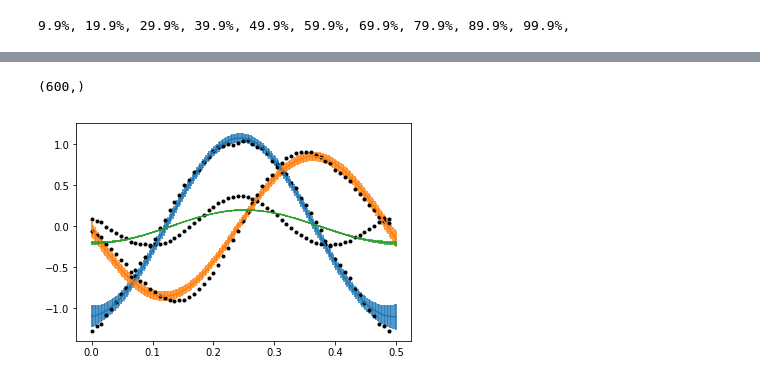
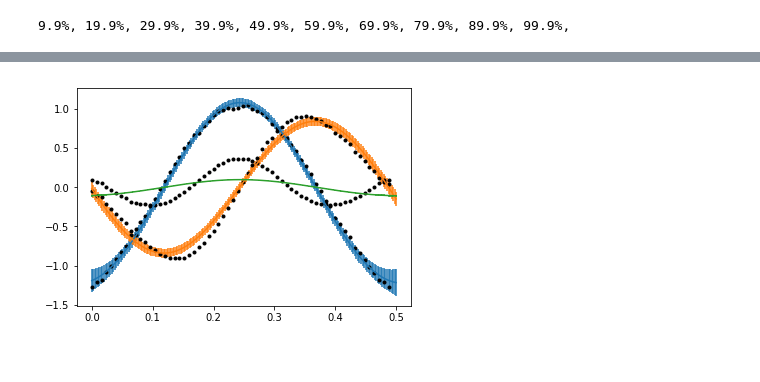
Before and after one commit to silburt/tau-ceti, a Jupyter notebook: simulated_spectra/gp_model_manual.ipynb, the cells around one changed output, grey strips where cells are left out. Drawn from its saved outputs; the diff is of its cells as text; code cells hidden in the pictures.

```diff
--- a/simulated_spectra/gp_model_manual.ipynb
+++ b/simulated_spectra/gp_model_manual.ipynb
@@ -176,7 +176,7 @@ for i in [1, 2, 3]:
 def log_prior(params):
     logL, logvc, logvr, loglc, loglr, logbc, logbr = params
     #if -10<vc<10 and -10<vr<10 and -10<lc<10 and -10<lr<10 and -10<bc<10 and -10<br<10:
-    if -5<logL<1 and -3<logvc<1 and -3<logvr<1 and -3<loglc<1 and -3<loglr<1 and -3<logbc<1 and -3<logbr<1:
+    if -5<logL<1.5 and -5<logvc<1.5 and -5<logvr<1.5 and -5<loglc<1.5 and -5<loglr<1.5 and -5<logbc<1.5 and -5<logbr<1.5:
         return 0
     return -np.inf
 
@@ -200,7 +200,7 @@ def log_prob(params, y, p, l):
     return ll
 # %%
 # set up sampler
-nwalkers, ndim, nsteps = 50, func.vector_size + kernel.vector_size, 1000
+nwalkers, ndim, nsteps = 100, func.vector_size + kernel.vector_size, 1000
 p0 = np.log10(np.append(func.get_parameter_vector(), kernel.get_parameter_vector()))  #try log10 space
 p0 = 1e-4*np.random.randn(nwalkers, len(p0))
 sampler = emcee.EnsembleSampler(nwalkers, ndim, log_prob, args=(y, p, l))
@@ -241,33 +225,33 @@ WARNING:root:Too few points to create valid contours
 # %%
-params = samples[-1]
+MAP, hi, lo = np.array(list(map(lambda v: (v[1], v[2]-v[1], v[1]-v[0]),
+                                zip(*np.percentile(samples, [16, 50, 84],axis=0))))).T
 n = func.vector_size
-func.set_parameter_vector(10**params[:n])
-kernel.set_parameter_vector(10**params[n:])
+func.set_parameter_vector(10**MAP[:n])
+kernel.set_parameter_vector(10**MAP[n:])
 
 x = np.linspace(0, 0.5, 200)
 # test points
 xl = np.zeros(0)
 xp = np.zeros(0)
 for i in range(pcs):
     xp = np.concatenate((xp, x))
     xl = np.concatenate((xl, np.ones(len(x))*(i+1)))
 
 K = kernel.get_value(p[:, None] - p[None, :], l[:, None], l[None, :])
 Ks = kernel.get_value(xp[:, None] - p[None, :], xl[:, None], l[None, :])
 Kx = kernel.get_value(xp[:, None] - xp[None, :], xl[:, None], xl[None, :])
 K[np.diag_indices(len(p))] += 0.1
 
 # mu = np.linalg.inv(C).dot(B.T).T.dot(y)
 # sigma = A - B.dot(np.linalg.inv(C).dot(B.T))
 mu = np.dot(Ks, np.linalg.solve(K, y))
 sigma_cov = Kx - np.dot(Ks, np.linalg.solve(K, Ks.T)) #covariance matrix for predictions
 sigma = np.sqrt(np.diag(sigma_cov))
 
 for i in range(3):
     pl = plt.plot(p[l==i+1], y[l==i+1], "k.");
     plt.errorbar(xp[xl==i+1], mu[xl==i+1], yerr=sigma[xl==i+1])
 
 plt.savefig("images/emcee_fit.png")
 # %% [output]
-(600,)
-[figure, old version]
+[figure, new version]
```
Also changed, not shown: parts of 2 cells of this notebook.
